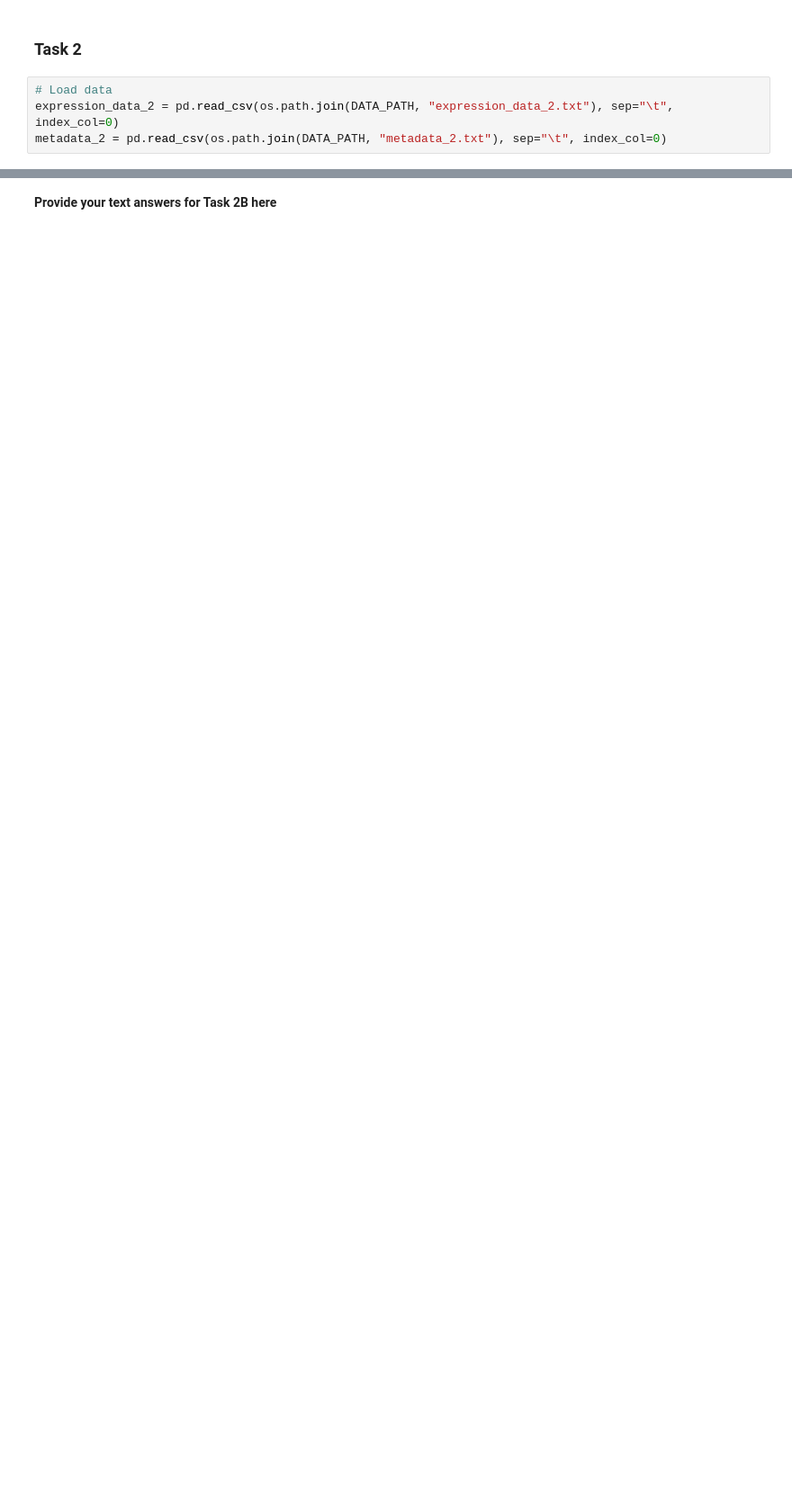
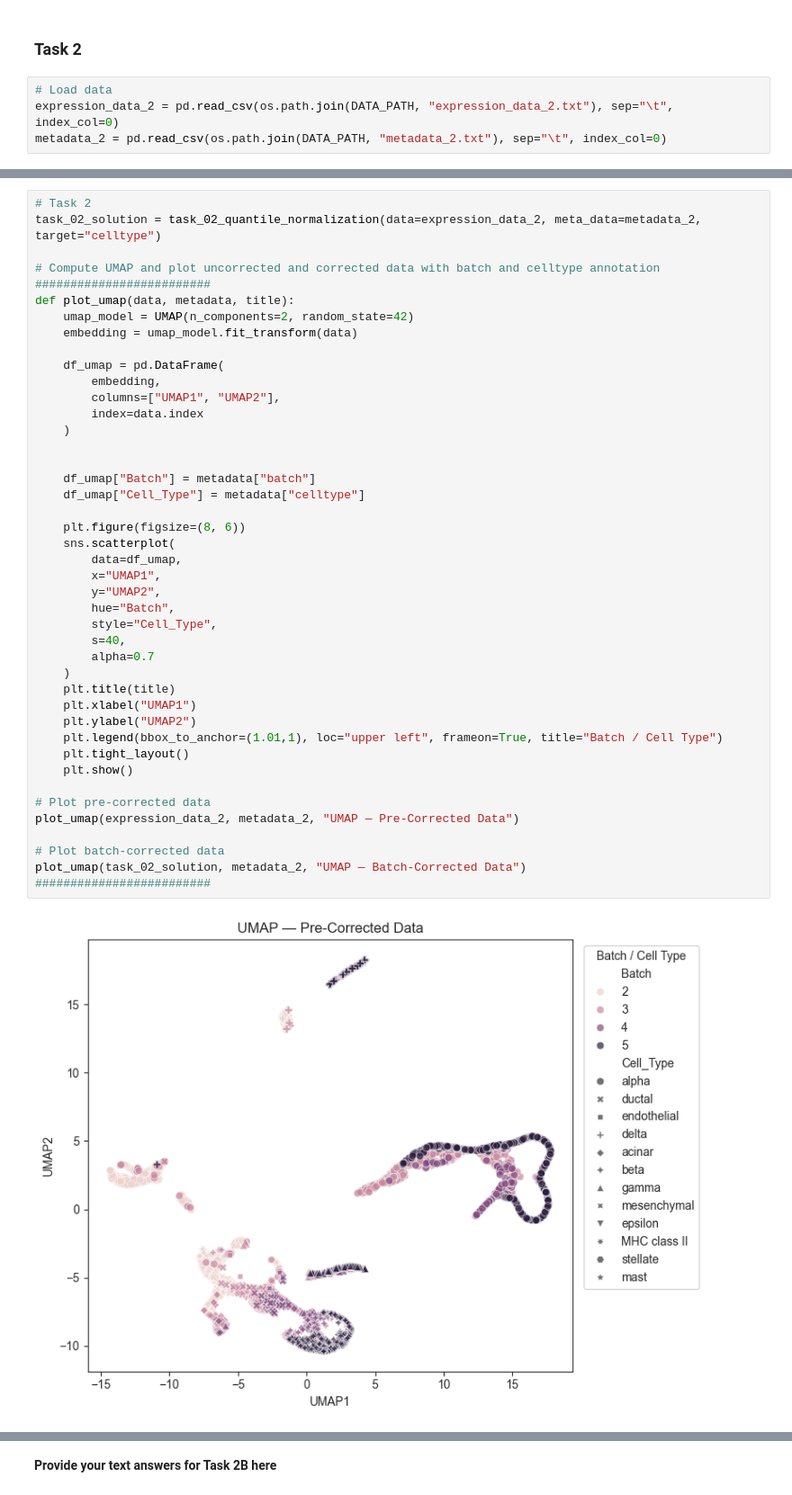
Before and after one commit to MertOkur/MLSCB, a Jupyter notebook: Assignment02/mlscb_2025_assignment_02_code.ipynb, the cells around one changed output, grey strips where cells are left out. Shown: that part at 90% size. Saved outputs shown, nothing was run; the diff lists cells and outputs as text; blank space fills up the shorter version.

```diff
--- a/Assignment02/mlscb_2025_assignment_02_code.ipynb
+++ b/Assignment02/mlscb_2025_assignment_02_code.ipynb
@@ -246,0 +334,45 @@ task_02_solution = task_02_quantile_normalization(data=expression_data_2, meta_d
+# %%
+# Task 2
+task_02_solution = task_02_quantile_normalization(data=expression_data_2, meta_data=metadata_2, target="celltype")
+
+# Compute UMAP and plot uncorrected and corrected data with batch and celltype annotation
+#########################
+def plot_umap(data, metadata, title):
+    umap_model = UMAP(n_components=2, random_state=42)
+    embedding = umap_model.fit_transform(data)
+
+    df_umap = pd.DataFrame(
+        embedding,
+        columns=["UMAP1", "UMAP2"],
+        index=data.index
+    )
+
+
+    df_umap["Batch"] = metadata["batch"]
+    df_umap["Cell_Type"] = metadata["celltype"]
+
+    plt.figure(figsize=(8, 6))
+    sns.scatterplot(
+        data=df_umap,
+        x="UMAP1",
+        y="UMAP2",
+        hue="Batch",
+        style="Cell_Type",
+        s=40,
+        alpha=0.7
+    )
+    plt.title(title)
+    plt.xlabel("UMAP1")
+    plt.ylabel("UMAP2")
+    plt.legend(bbox_to_anchor=(1.01,1), loc="upper left", frameon=True, title="Batch / Cell Type")
+    plt.tight_layout()
+    plt.show()
+
+# Plot pre-corrected data
+plot_umap(expression_data_2, metadata_2, "UMAP — Pre-Corrected Data")
+
+# Plot batch-corrected data
+plot_umap(task_02_solution, metadata_2, "UMAP — Batch-Corrected Data")
+#########################
+# %% [output]
+[figure, added]
```
Also changed, not shown: parts of 12 cells of this notebook.
